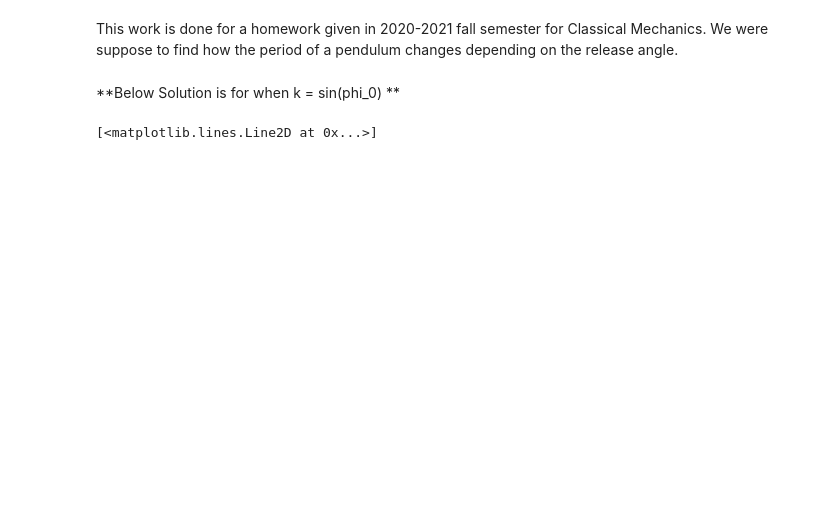
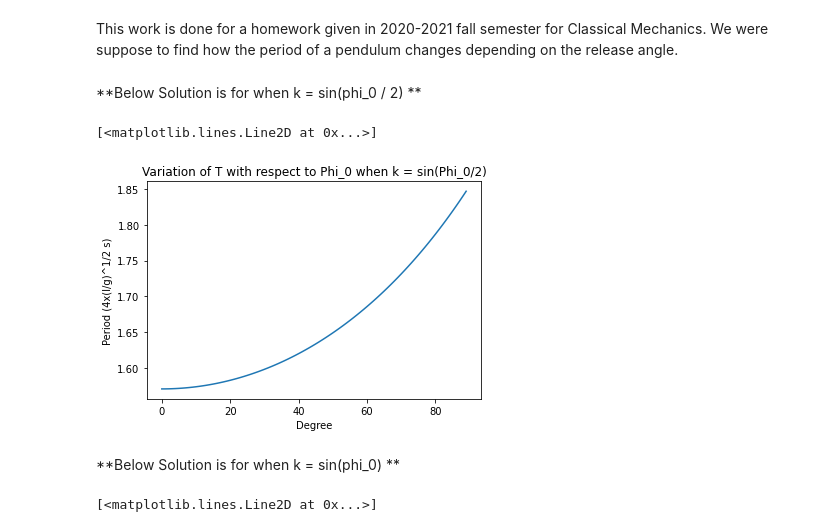
Before and after one commit to CalciumNitrade/Numerical-Solutions-of-Some-Physics-Problems, a Jupyter notebook: EllipticIntegralofFirstKind.ipynb, the cells around one changed output. Cells and saved outputs as stored; diff of their text form; code cells hidden in the pictures; blank space fills up the shorter version.

```diff
--- a/EllipticIntegralofFirstKind.ipynb
+++ b/EllipticIntegralofFirstKind.ipynb
@@ -14,6 +14,21 @@ def ellipticfirst(x,k):
   divider = np.sqrt(innerRoot)
 
   return np.power(divider,-1)
+# %% [markdown]
+**Below Solution is for when k = sin(phi_0 / 2) **
+# %%
+valuesPhi0Over2 = []
+for k in range (90):
+      valuesPhi0Over2.append(integrate.quad(ellipticfirst,0,np.pi/2,args=(k/2)))
+# %%
+integralValues = np.array(valuesPhi0Over2)
+plt.xlabel("Degree")
+plt.ylabel("Period (4x(l/g)^1/2 s)")
+plt.title("Variation of T with respect to Phi_0 when k = sin(Phi_0/2)")
+plt.plot(integralValues[:,0])
+# %% [output]
+[<matplotlib.lines.Line2D at 0x...>]
+[figure, added]
 # %% [markdown]
 **Below Solution is for when k = sin(phi_0) **
 # %%
```
Also changed, not shown: parts of 5 cells of this notebook.
